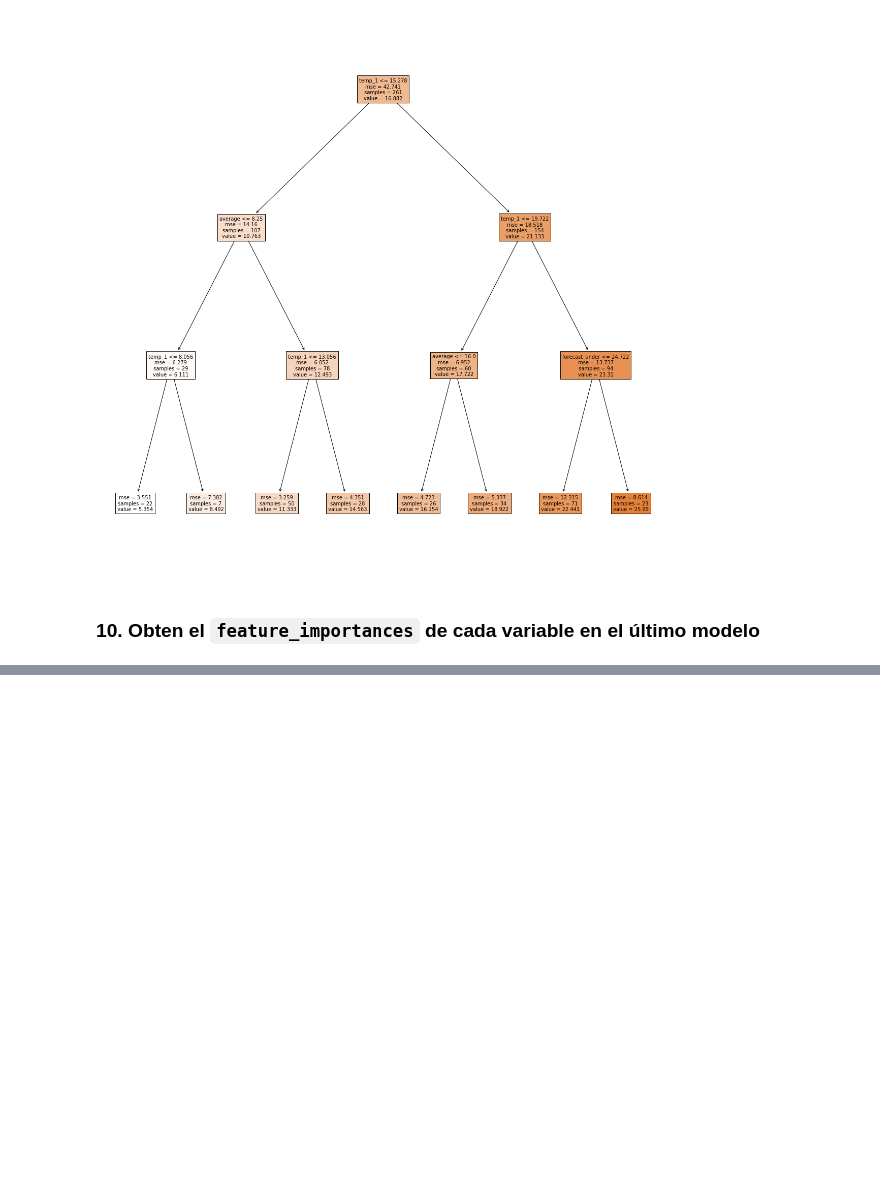
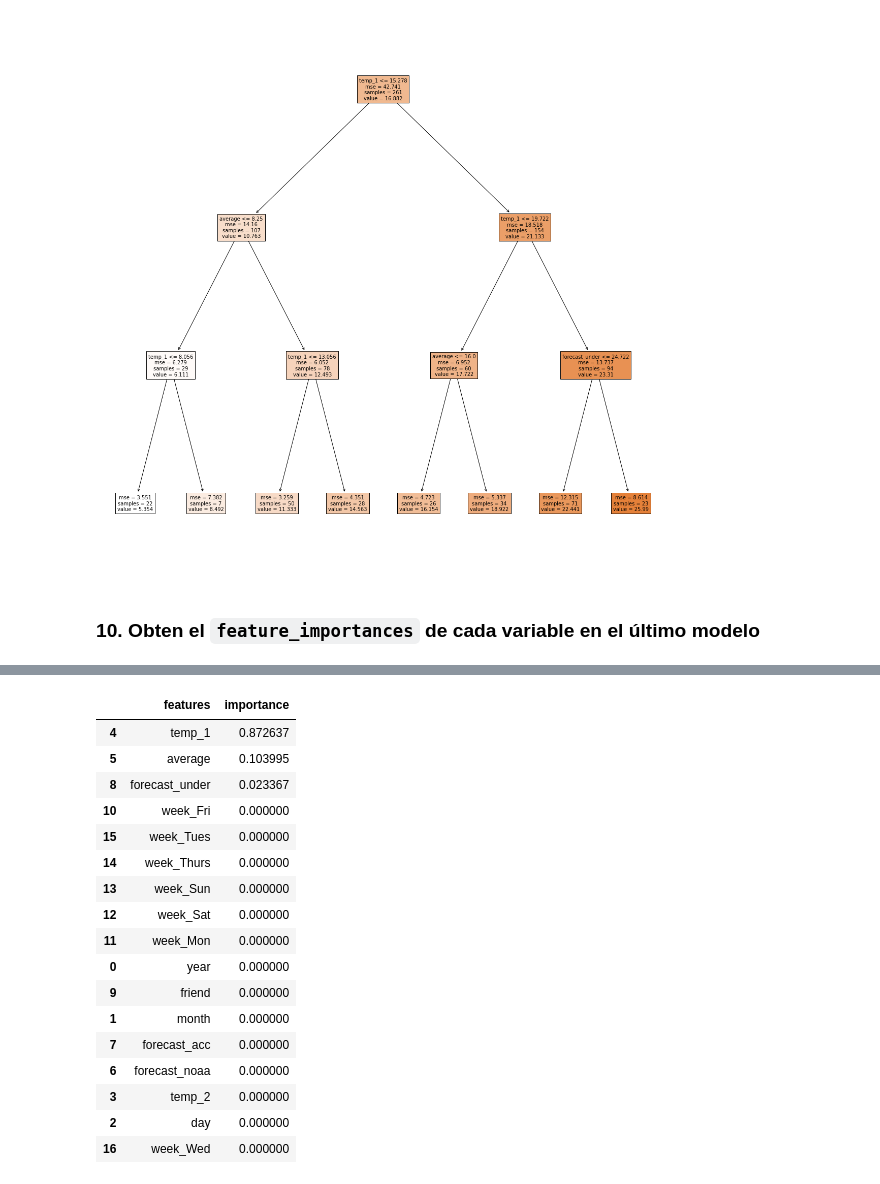
Before and after one commit to rafazamb/DS_PT_ENE21, a Jupyter notebook: 2-Machine_Learning/2.1_Supervised/2.1.4 Trees/1 - Regression_Tree - Clase - solucion.ipynb, the cells around one changed output, grey strips where cells are left out. Cells and saved outputs as stored; diff of their text form; code cells hidden in the pictures; blank space fills up the shorter version.

```diff
--- a/2-Machine_Learning/2.1_Supervised/2.1.4 Trees/1 - Regression_Tree - Clase - solucion.ipynb
+++ b/2-Machine_Learning/2.1_Supervised/2.1.4 Trees/1 - Regression_Tree - Clase - solucion.ipynb
@@ -295,0 +276,23 @@ np.sum(...) # todas las importancias
+# %%
+import_dict = {'features': feature_list,
+              'importance': dtr.feature_importances_}
+pd.DataFrame(import_dict).sort_values('importance', ascending=False)
+# %% [output]
+|  | features | importance |
+| 4 | temp_1 | 0.872637 |
+| 5 | average | 0.103995 |
+| 8 | forecast_under | 0.023367 |
+| 10 | week_Fri | 0.000000 |
+| 15 | week_Tues | 0.000000 |
+| 14 | week_Thurs | 0.000000 |
+| 13 | week_Sun | 0.000000 |
+| 12 | week_Sat | 0.000000 |
+| 11 | week_Mon | 0.000000 |
+| 0 | year | 0.000000 |
+| 9 | friend | 0.000000 |
+| 1 | month | 0.000000 |
+| 7 | forecast_acc | 0.000000 |
+| 6 | forecast_noaa | 0.000000 |
+| 3 | temp_2 | 0.000000 |
+| 2 | day | 0.000000 |
+| 16 | week_Wed | 0.000000 |
```
Also changed, not shown: parts of 2 cells of this notebook.
